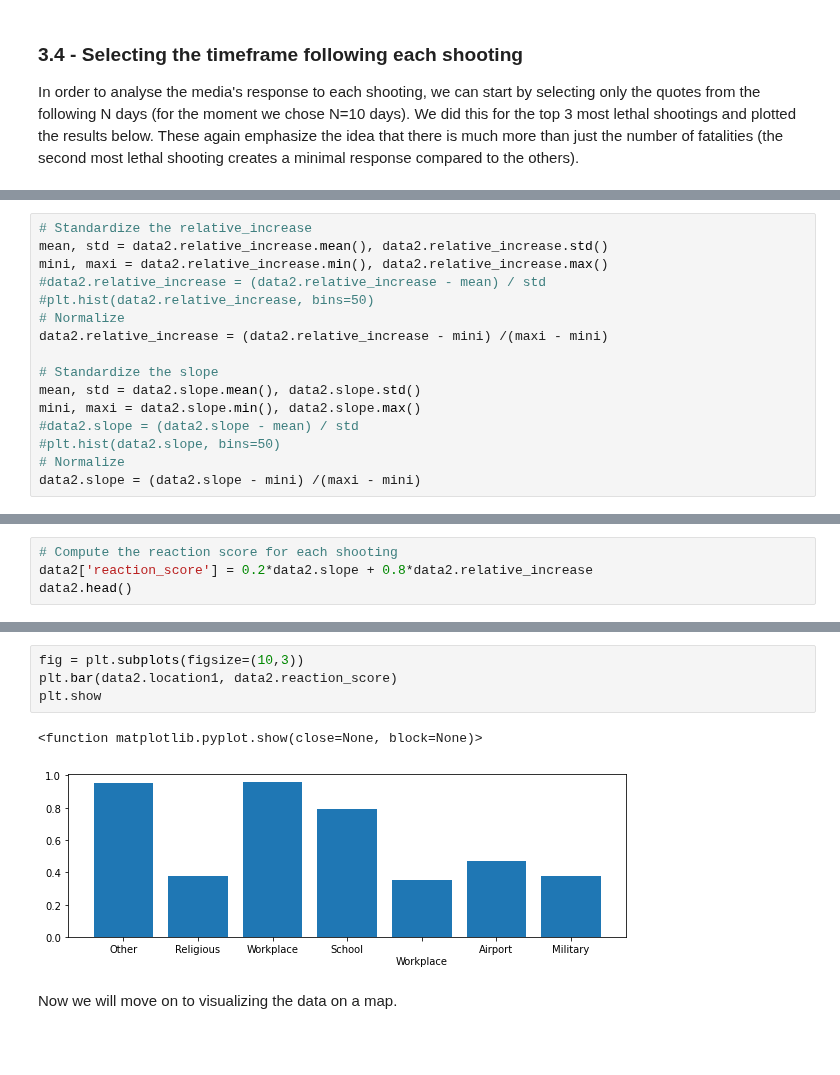
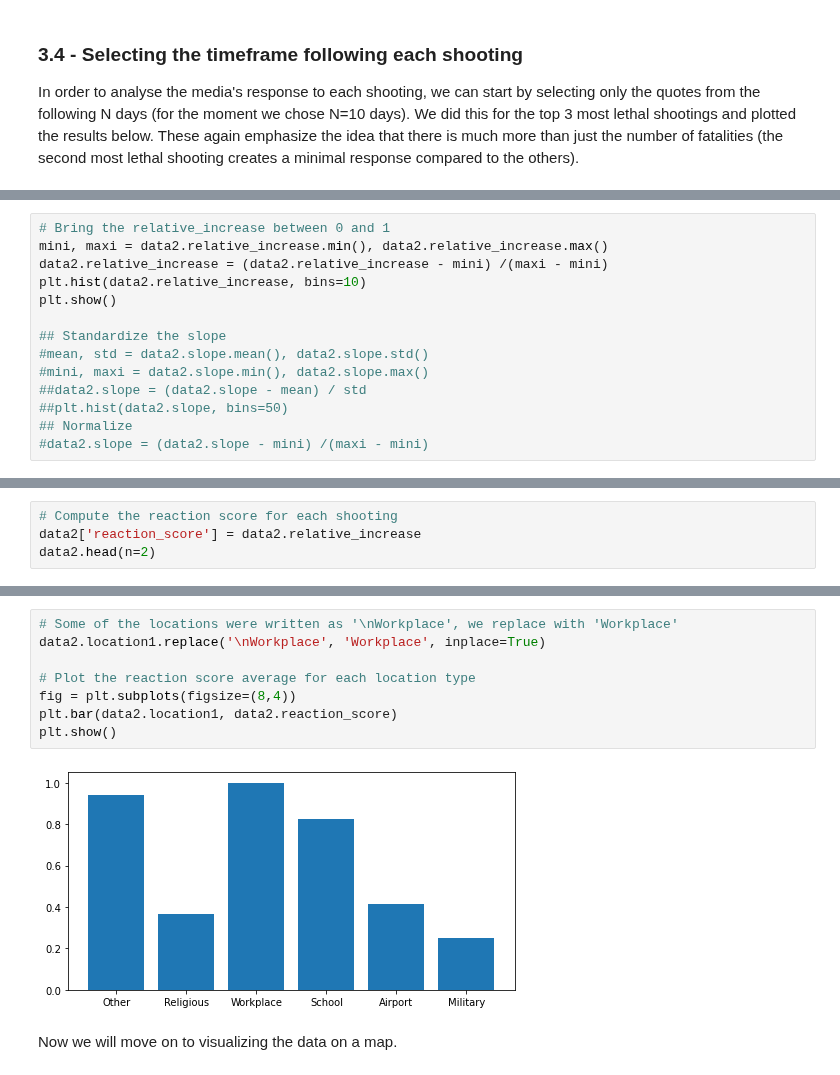
Before and after one commit to epfl-ada/ada-2021-project-clezemath, a Jupyter notebook: milestone3.ipynb, the cells around one changed output, grey strips where cells are left out. Saved outputs shown, nothing was run; the diff lists cells and outputs as text; blank space fills up the shorter version.

```diff
--- a/milestone3.ipynb
+++ b/milestone3.ipynb
@@ -512,16 +475,14 @@ data2.head(n=6)
 # %%
-# Standardize the relative_increase
-mean, std = data2.relative_increase.mean(), data2.relative_increase.std()
+# Bring the relative_increase between 0 and 1
 mini, maxi = data2.relative_increase.min(), data2.relative_increase.max()
-#data2.relative_increase = (data2.relative_increase - mean) / std
-#plt.hist(data2.relative_increase, bins=50)
-# Normalize
 data2.relative_increase = (data2.relative_increase - mini) /(maxi - mini)
+plt.hist(data2.relative_increase, bins=10)
+plt.show()
 
-# Standardize the slope
-mean, std = data2.slope.mean(), data2.slope.std()
-mini, maxi = data2.slope.min(), data2.slope.max()
-#data2.slope = (data2.slope - mean) / std
-#plt.hist(data2.slope, bins=50)
-# Normalize
-data2.slope = (data2.slope - mini) /(maxi - mini)
+## Standardize the slope
+#mean, std = data2.slope.mean(), data2.slope.std()
+#mini, maxi = data2.slope.min(), data2.slope.max()
+##data2.slope = (data2.slope - mean) / std
+##plt.hist(data2.slope, bins=50)
+## Normalize
+#data2.slope = (data2.slope - mini) /(maxi - mini)
@@ -528,7 +491,7 @@ data2.slope = (data2.slope - mini) /(maxi - mini)
 # %%
 # Compute the reaction score for each shooting
-data2['reaction_score'] = 0.2*data2.slope + 0.8*data2.relative_increase
-data2.head()
+data2['reaction_score'] = data2.relative_increase
+data2.head(n=2)
 # %% [output]
 |  | case | location | date | summary | fatalities | injured | total_victims | location1 | age_of_shooter | ... |
 | 0 | Las Vegas Strip massacre | Las Vegas, Nevada | 2017-10-01 | Stephen Craig Paddock, 64, fired ... | 58 | 546 | 604 | Other | 64.0 | ... |
@@ -565,12 +525,15 @@ Covariance Type:            nonrobust
 Notes:
 [1] Standard Errors assume that the covariance matrix of the errors is correctly specified.
 # %%
-fig = plt.subplots(figsize=(10,3))
+# Some of the locations were written as '\nWorkplace', we replace with 'Workplace'
+data2.location1.replace('\nWorkplace', 'Workplace', inplace=True)
+
+# Plot the reaction score average for each location type
+fig = plt.subplots(figsize=(8,4))
 plt.bar(data2.location1, data2.reaction_score)
-plt.show
+plt.show()
 # %% [output]
-<function matplotlib.pyplot.show(close=None, block=None)>
-[figure, old version]
+[figure, new version]
 # %% [markdown]
 Now we will move on to visualizing the data on a map.
 # %%
```
Also changed, not shown: parts of 8 cells of this notebook.
